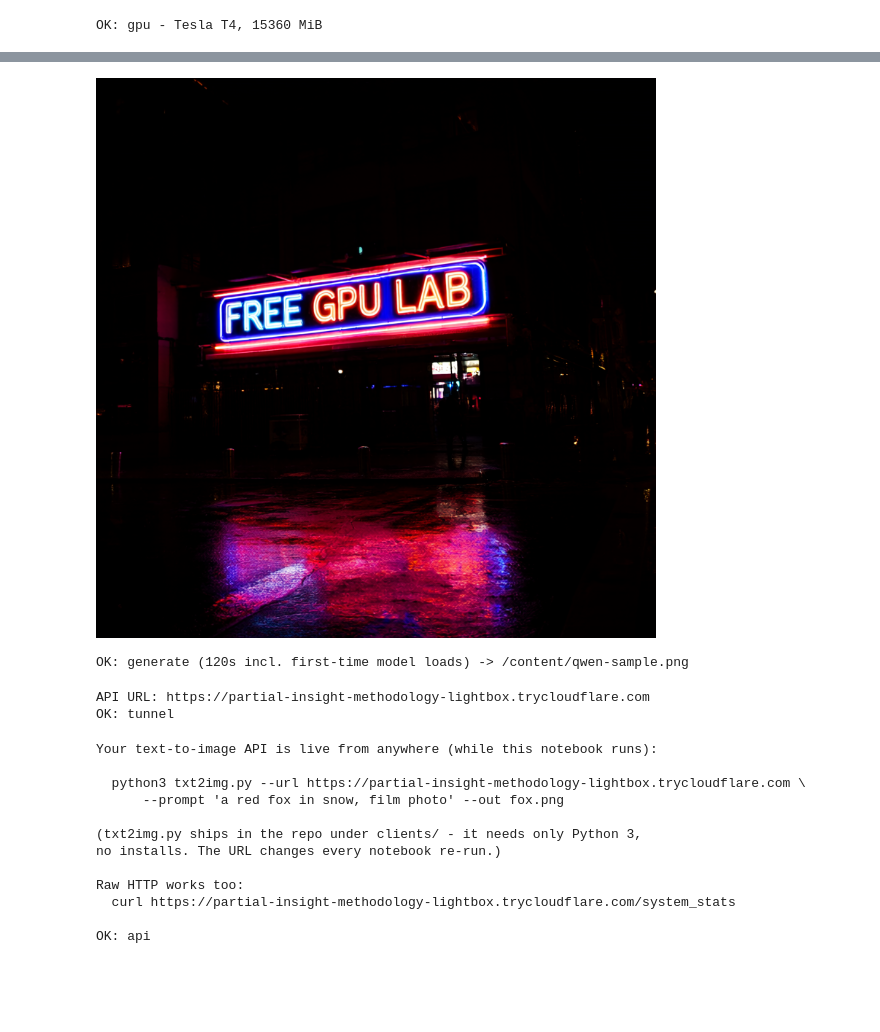
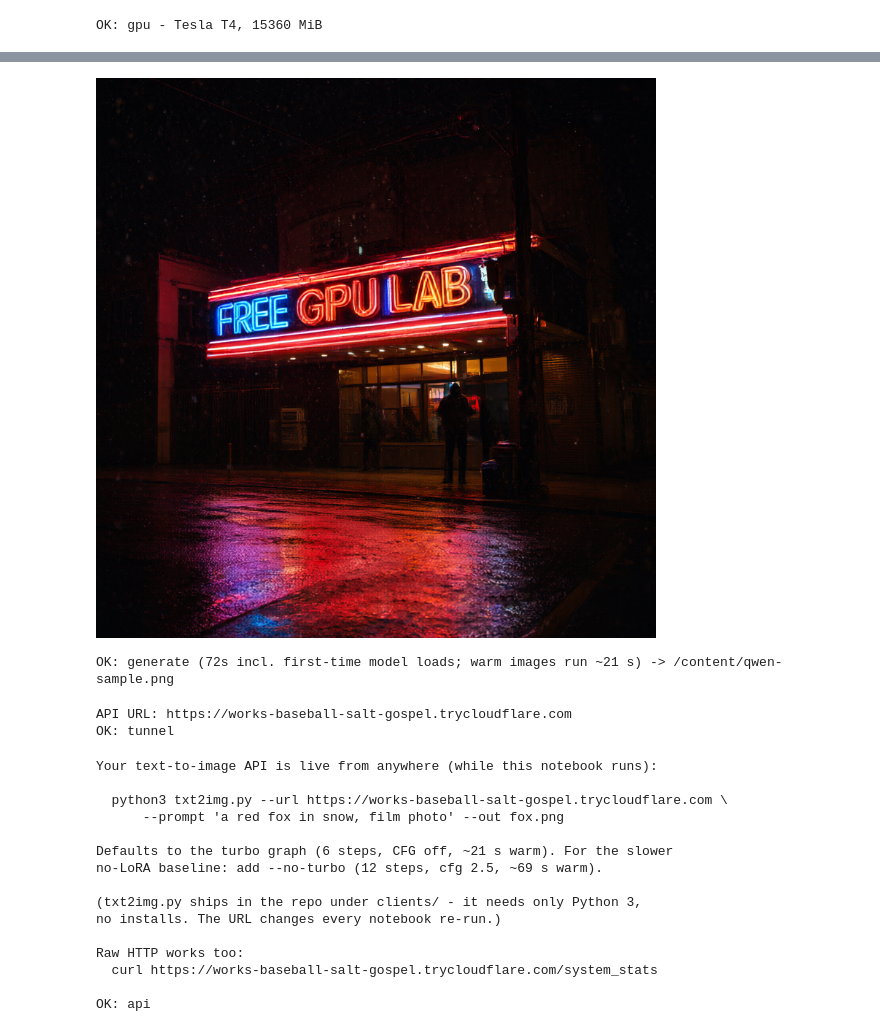
Before and after one commit to KodeIsFun/run-qwen-image-on-free-colab, a Jupyter notebook: colab/run-qwen-image-t4_output.ipynb, the cells around one changed output, grey strips where cells are left out. Cells and saved outputs as stored; diff of their text form; code cells hidden in the pictures; blank space fills up the shorter version.

```diff
--- a/colab/run-qwen-image-t4_output.ipynb
+++ b/colab/run-qwen-image-t4_output.ipynb
@@ -139,10 +158,14 @@ def api(path, payload=None, timeout=60):
 
 oi = api("/object_info")
 assert "UnetLoaderGGUF" in oi, "GGUF loader missing - is ComfyUI-GGUF (leejet) installed?"
+assert "ViggleTurboLora" in oi and "ViggleTurboSigmas" in oi, (
+    "viggle_turbo custom node missing - re-run cell 2, then Restart runtime "
+    "(custom nodes load at server boot)")
 clip_types = oi["CLIPLoader"]["input"].get("required", {}).get("type") or              oi["CLIPLoader"]["input"].get("optional", {}).get("type")
 assert "qwen_image" in clip_types[0], "CLIPLoader lacks the qwen_image type - update ComfyUI"
 
-# The measured combo: 768x768, 12 steps, cfg 2.5, res_multistep/simple, seed 42
+# The measured turbo combo: 768x768, 6 steps, cfg fully OFF (BasicGuider runs
+# no negative pass), ViggleTurboSigmas schedule, runtime-hook LoRA. ~21 s warm.
 wf = {
     "1": {"class_type": "UnetLoaderGGUF",
           "inputs": {"unet_name": "qwen-image-2.1-Q4_K_M.gguf"}},
@@ -152,47 +175,54 @@ wf = {
           "inputs": {"vae_name": "qwen_image_2.1_vae_bf16.safetensors"}},
     "4": {"class_type": "CLIPTextEncode",
           "inputs": {"clip": ["2", 0],
                      "text": 'a neon shop sign that reads "FREE GPU LAB", rainy night, reflections on wet pavement'}},
-    "5": {"class_type": "CLIPTextEncode",
-          "inputs": {"clip": ["2", 0], "text": ""}},
+    "5": {"class_type": "ViggleTurboLora",
+          "inputs": {"model": ["1", 0],
+                     "lora_name": "Qwen-Image-2.1-viggle-turbo-v0.2.1-6step-lora-r128.safetensors",
+                     "strength": 1.0}},
     "6": {"class_type": "EmptySD3LatentImage",
           "inputs": {"width": 768, "height": 768, "batch_size": 1}},
-    "7": {"class_type": "KSampler",
-          "inputs": {"model": ["1", 0], "positive": ["4", 0], "negative": ["5", 0],
-                     "latent_image": ["6", 0], "seed": 42, "steps": 12, "cfg": 2.5,
-                     "sampler_name": "res_multistep", "scheduler": "simple",
-                     "denoise": 1.0}},
-    "8": {"class_type": "VAEDecode", "inputs": {"samples": ["7", 0], "vae": ["3", 0]}},
-    "9": {"class_type": "SaveImage",
-          "inputs": {"images": ["8", 0], "filename_prefix": "qwen_t4_sample"}},
+    "7": {"class_type": "RandomNoise", "inputs": {"noise_seed": 42}},
+    "8": {"class_type": "KSamplerSelect", "inputs": {"sampler_name": "euler"}},
+    "9": {"class_type": "ViggleTurboSigmas",
+          "inputs": {"latent": ["6", 0], "nodes": "1.0, 0.9375, 0.875, 0.75, 0.5, 0.25"}},
+    "10": {"class_type": "BasicGuider",
+           "inputs": {"model": ["5", 0], "conditioning": ["4", 0]}},
+    "11": {"class_type": "SamplerCustomAdvanced",
+           "inputs": {"noise": ["7", 0], "guider": ["10", 0], "sampler": ["8", 0],
+                      "sigmas": ["9", 0], "latent_image": ["6", 0]}},
+    "12": {"class_type": "VAEDecode",
+           "inputs": {"samples": ["11", 0], "vae": ["3", 0]}},
+    "13": {"class_type": "SaveImage",
+           "inputs": {"images": ["12", 0], "filename_prefix": "qwen_t4_sample"}},
 }
 pid = api("/prompt", {"prompt": wf, "client_id": "notebook"})["prompt_id"]
 t0 = time.time()
 imgs = []
 while time.time() - t0 < 1500:
     time.sleep(3)
     hist = api(f"/history/{pid}", timeout=20)
     if pid not in hist:
         continue
     entry = hist[pid]
     if entry.get("status", {}).get("status_str") == "error":
         print(json.dumps(entry["status"].get("messages", []))[:800])
         raise SystemExit("generation failed - see the repo's troubleshooting guide")
     imgs = [im for out in entry.get("outputs", {}).values() for im in out.get("images", [])]
     if imgs:
         break
 assert imgs, "timeout waiting for the image"
 q = urllib.parse.urlencode({"filename": imgs[0]["filename"],
                             "subfolder": imgs[0].get("subfolder", ""),
                             "type": imgs[0].get("type", "output")})
 data = urllib.request.urlopen(f"{BASE}/view?{q}", timeout=120).read()
 open("/content/qwen-sample.png", "wb").write(data)
 display(IPyImage("/content/qwen-sample.png"))
-print(f'OK: generate ({time.time() - t0:.0f}s incl. first-time model loads) '
-      f'-> /content/qwen-sample.png')
+print(f'OK: generate ({time.time() - t0:.0f}s incl. first-time model loads; '
+      f'warm images run ~21 s) -> /content/qwen-sample.png')
 # %% [output]
-[figure, old version]
+[figure, new version]
-OK: generate (120s incl. first-time model loads) -> /content/qwen-sample.png
+OK: generate (72s incl. first-time model loads; warm images run ~21 s) -> /content/qwen-sample.png
 # %%
 # Cell 6 — expose the API through a public quick tunnel (no account needed)
 import os, re, subprocess, time
@@ -216,7 +246,7 @@ assert url, "tunnel failed - see /content/cloudflared.log"
 print("API URL:", url)
 print("OK: tunnel")
 # %% [output]
-API URL: https://partial-insight-methodology-lightbox.trycloudflare.com
+API URL: https://works-baseball-salt-gospel.trycloudflare.com
 OK: tunnel
 # %%
 # Cell 7 — copy-paste usage with YOUR tunnel URL filled in
@@ -226,6 +256,9 @@ Your text-to-image API is live from anywhere (while this notebook runs):
   python3 txt2img.py --url {url} \\
       --prompt 'a red fox in snow, film photo' --out fox.png
 
+Defaults to the turbo graph (6 steps, CFG off, ~21 s warm). For the slower
+no-LoRA baseline: add --no-turbo (12 steps, cfg 2.5, ~69 s warm).
+
 (txt2img.py ships in the repo under clients/ - it needs only Python 3,
 no installs. The URL changes every notebook re-run.)
 
@@ -236,14 +269,17 @@ print("OK: api")
 # %% [output]
 Your text-to-image API is live from anywhere (while this notebook runs):
 
-  python3 txt2img.py --url https://partial-insight-methodology-lightbox.trycloudflare.com \
+  python3 txt2img.py --url https://works-baseball-salt-gospel.trycloudflare.com \
       --prompt 'a red fox in snow, film photo' --out fox.png
+
+Defaults to the turbo graph (6 steps, CFG off, ~21 s warm). For the slower
+no-LoRA baseline: add --no-turbo (12 steps, cfg 2.5, ~69 s warm).
 
 (txt2img.py ships in the repo under clients/ - it needs only Python 3,
 no installs. The URL changes every notebook re-run.)
 
 Raw HTTP works too:
-  curl https://partial-insight-methodology-lightbox.trycloudflare.com/system_stats
+  curl https://works-baseball-salt-gospel.trycloudflare.com/system_stats
 
 OK: api
 # %% [markdown]
```
Also changed, not shown: parts of 5 cells of this notebook, 5 other files.
